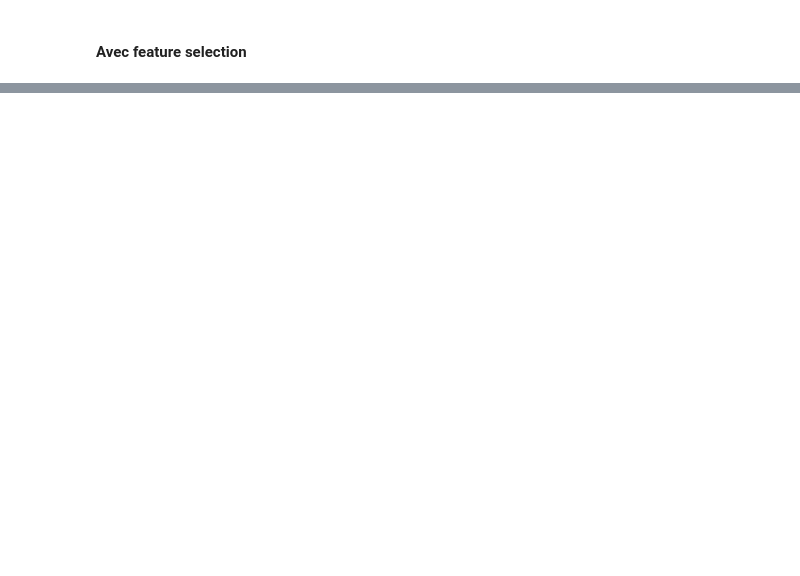
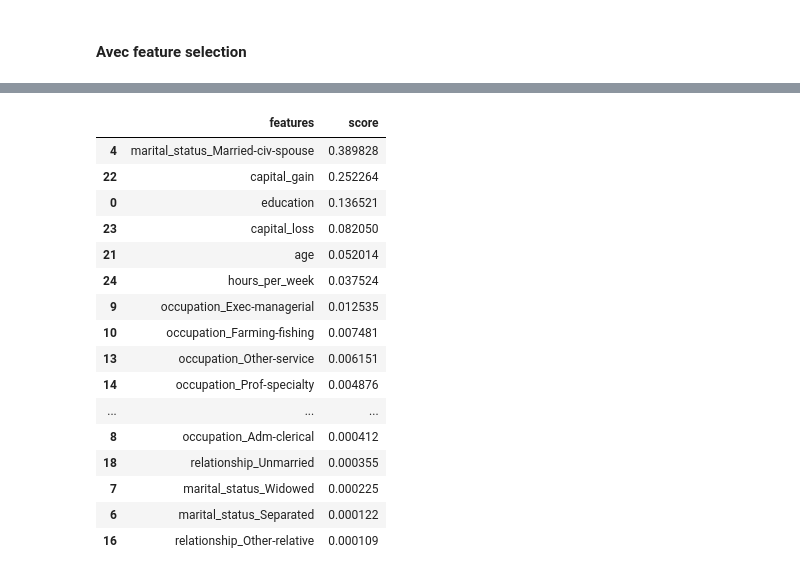
Before and after one commit to ElieLECAS/ML_avance, a Jupyter notebook: feature_selection/exo_correction.ipynb, the cells around one changed output, grey strips where cells are left out. Saved outputs shown, nothing was run; the diff lists cells and outputs as text; code cells hidden in the pictures; blank space fills up the shorter version.

```diff
--- a/feature_selection/exo_correction.ipynb
+++ b/feature_selection/exo_correction.ipynb
@@ -219,0 +223,4 @@ weighted avg       0.86      0.87      0.86      5624
+# %%
+X_train_transf = pipe[:-1].fit_transform(X_train, y_train)
+feat_labels = X_train_transf.columns
+feat_labels
@@ -219,0 +239,22 @@ weighted avg       0.86      0.87      0.86      5624
+# %%
+f = pd.DataFrame({'features': np.array(list(feat_labels)), 'score': pipe.named_steps['gradientboostingclassifier'].feature_importances_})
+f.sort_values(by=['score'], ascending=False, inplace=True)
+f
+# %% [output]
+|  | features | score |
+| 4 | marital_status_Married-civ-spouse | 0.389828 |
+| 22 | capital_gain | 0.252264 |
+| 0 | education | 0.136521 |
+| 23 | capital_loss | 0.082050 |
+| 21 | age | 0.052014 |
+| 24 | hours_per_week | 0.037524 |
+| 9 | occupation_Exec-managerial | 0.012535 |
+| 10 | occupation_Farming-fishing | 0.007481 |
+| 13 | occupation_Other-service | 0.006151 |
+| 14 | occupation_Prof-specialty | 0.004876 |
+| ... | ... | ... |
+| 8 | occupation_Adm-clerical | 0.000412 |
+| 18 | relationship_Unmarried | 0.000355 |
+| 7 | marital_status_Widowed | 0.000225 |
+| 6 | marital_status_Separated | 0.000122 |
+| 16 | relationship_Other-relative | 0.000109 |
```
Also changed, not shown: parts of 5 cells of this notebook, 2 other files.
